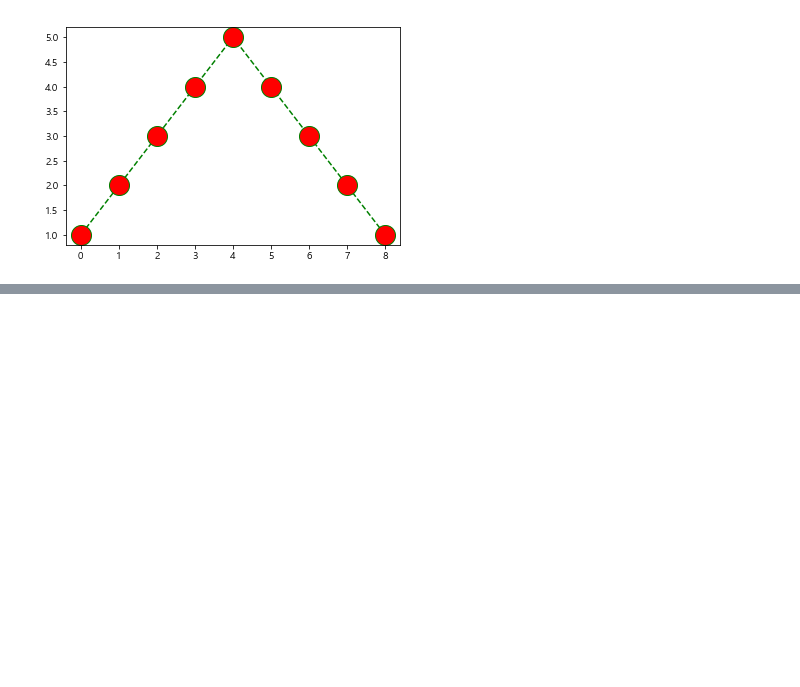
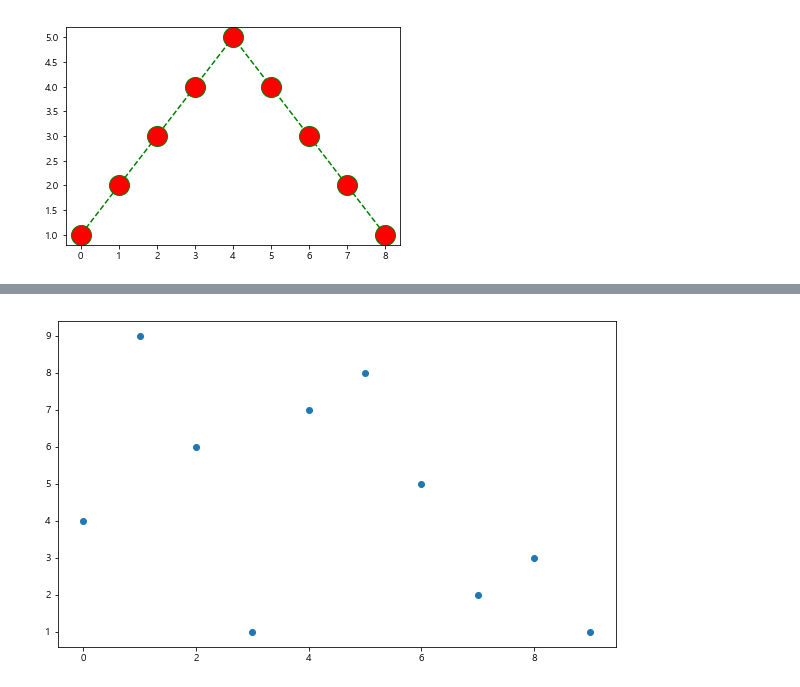
Before and after one commit to ParkKeunYoung/py_projects, a Jupyter notebook: analysis/pandas/basic/matplotlib_시각화기초.ipynb, the cells around one changed output, grey strips where cells are left out. Saved outputs shown, nothing was run; the diff lists cells and outputs as text; code cells hidden in the pictures; blank space fills up the shorter version.

```diff
--- a/analysis/pandas/basic/matplotlib_시각화기초.ipynb
+++ b/analysis/pandas/basic/matplotlib_시각화기초.ipynb
@@ -122,0 +138,7 @@ plt.show()
+# %%
+# 산포도 ( scatter) -> 의미를 가지는지는 -> 시각화 파일에서 시본할 때 언급
+plt.figure( figsize=(10,6))
+plt.scatter(t,y)   # 산포도
+plt.show()
+# %% [output]
+[figure, added]
```
Also changed, not shown: parts of 8 cells of this notebook, 27 other files.
